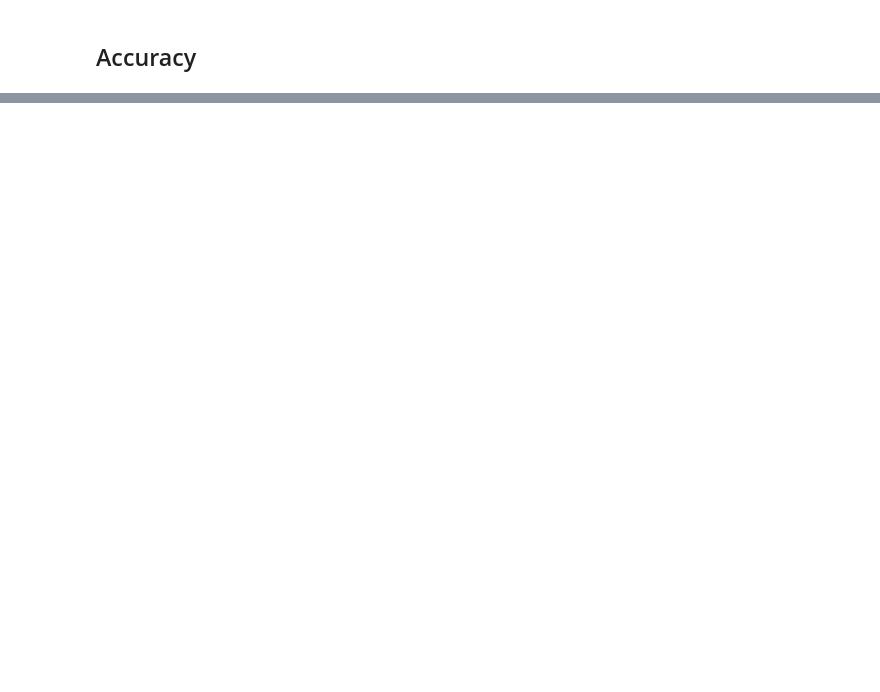
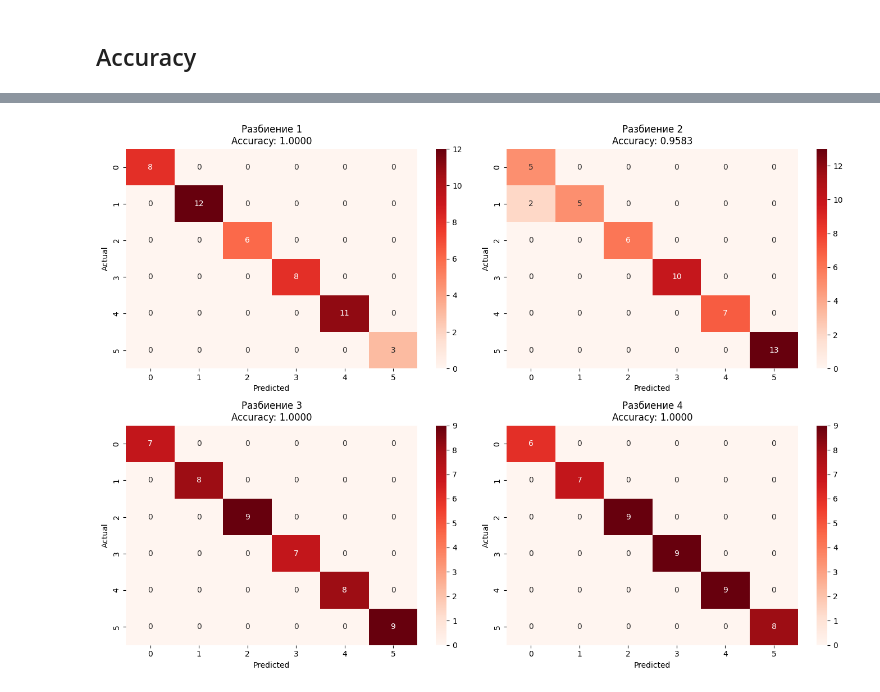
Before and after one commit to matalhim/nuclear, a Jupyter notebook: lab3/decision_tree.ipynb, the cells around one changed output, grey strips where cells are left out. Drawn from its saved outputs; the diff is of its cells as text; code cells hidden in the pictures; blank space fills up the shorter version.

```diff
--- a/lab3/decision_tree.ipynb
+++ b/lab3/decision_tree.ipynb
@@ -324,0 +264,3 @@ pprint(tree)
+# %%
+total_features = df.shape[1] - 1
+df.head()
@@ -324,0 +390,15 @@ pprint(tree)
+# %%
+accuracies = []
+for i in range(10):
+    forest = random_forest_algorithm(
+        train_df,
+        n_trees=10,
+        n_bootstrap=len(train_df),
+        n_features=round(np.sqrt(total_features)),
+        dt_max_depth=4
+    )
+
+    predictions = random_forest_predictions(test_df, forest)
+    accuracy = get_accuracy(predictions, test_df.label)
+    accuracies.append(accuracy)
+print(f'avarage accuracy: {np.array(accuracies).mean()}')
@@ -324,0 +473,45 @@ pprint(tree)
+# %%
+split_accuracies = []
+split_confusion_matrices = []
+
+n_splits = 4
+
+for i in range(n_splits):
+
+    train_df, test_df = train_test_split(df, test_size=0.2)
+
+    forest = random_forest_algorithm(
+        train_df,
+        n_trees=10,
+        n_bootstrap=len(train_df),
+        n_features=round(np.sqrt(total_features)),
+        dt_max_depth=4
+    )
+    accuracy = get_accuracy(random_forest_predictions(
+        test_df, forest), test_df['label'])
+
+    X_test = test_df.drop('label', axis=1)
+    y_test = test_df['label']
+
+    y_pred = random_forest_predictions(X_test, forest)
+
+    cm = confusion_matrix(y_test, y_pred)
+
+    split_accuracies.append(accuracy)
+    split_confusion_matrices.append(cm)
+
+fig, axes = plt.subplots(2, n_splits // 2, figsize=(14, 10))
+
+for i, cm in enumerate(split_confusion_matrices):
+    row = i // 2
+    col = i % 2
+    sns.heatmap(cm, annot=True, cmap='Reds', fmt='g', ax=axes[row, col])
+    axes[row, col].set_title(
+        f'Разбиение {i + 1}\nAccuracy: {split_accuracies[i]:.4f}')
+    axes[row, col].set_xlabel('Predicted')
+    axes[row, col].set_ylabel('Actual')
+
+plt.tight_layout()
+plt.show()
+# %% [output]
+[figure, added]
```
Also changed, not shown: parts of 52 cells of this notebook, 1 other file.
